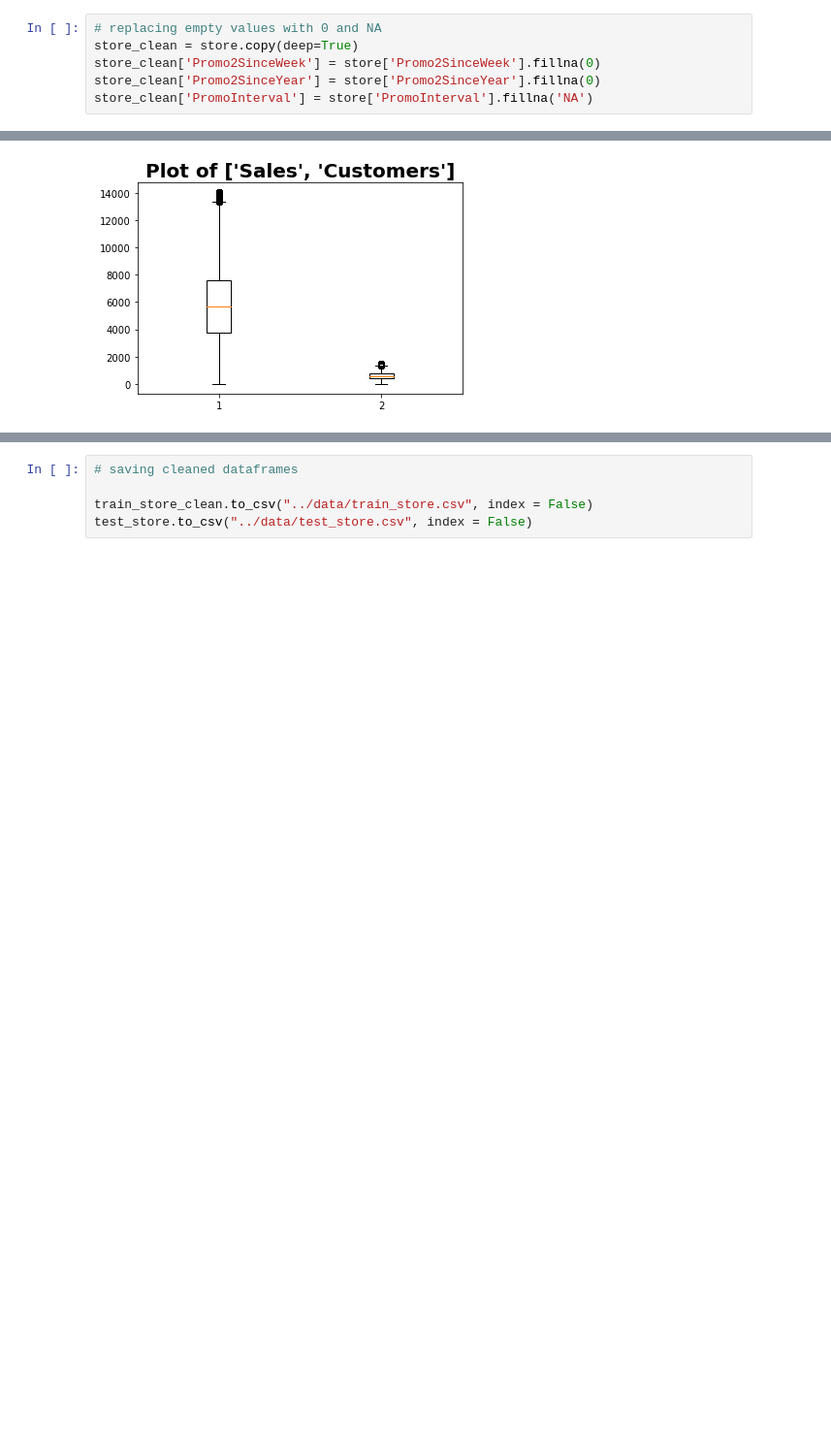
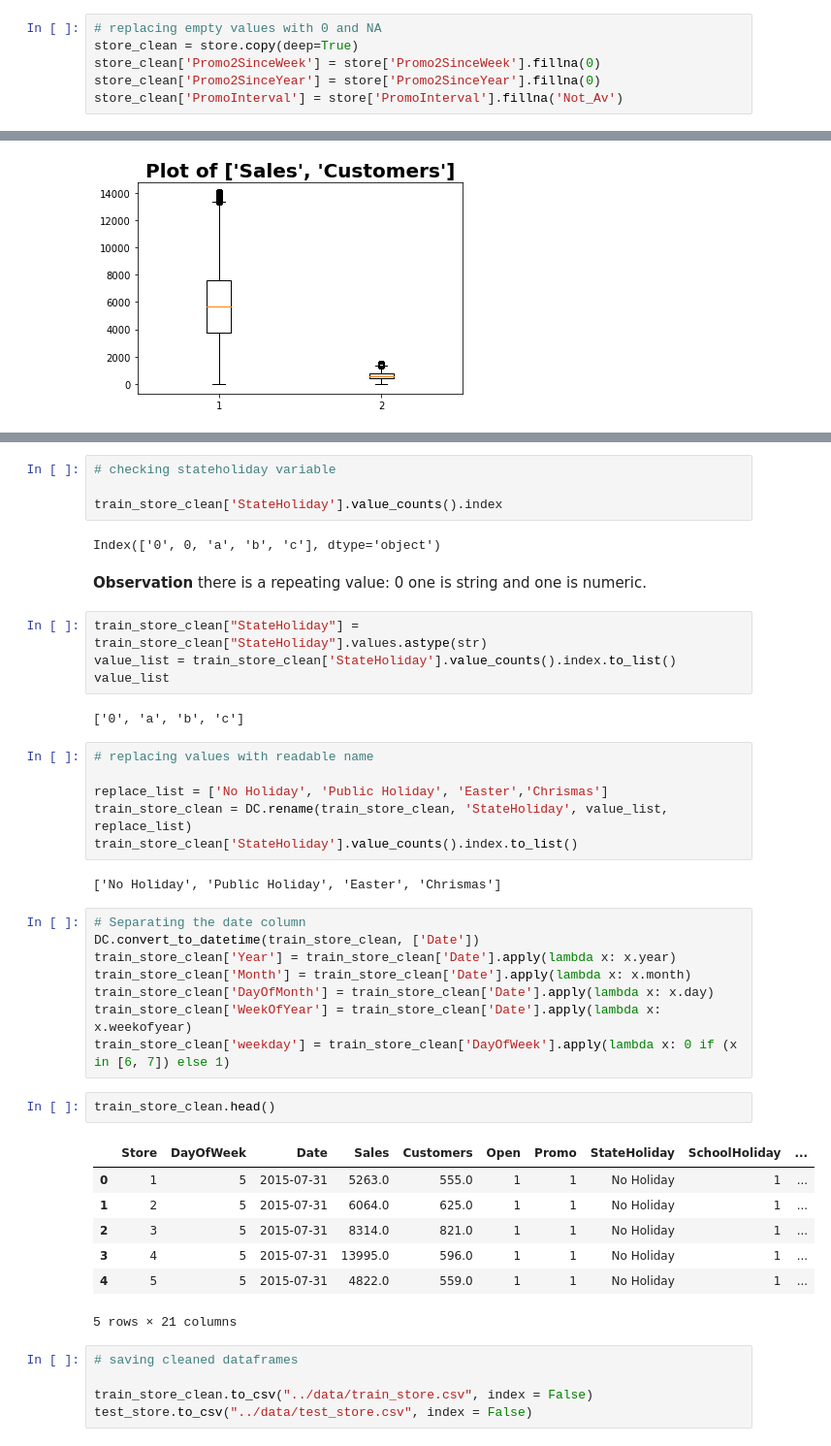
Before and after one commit to benbel376/time-series-data-sales-prediction, a Jupyter notebook: notebooks/data_cleaning.ipynb, the cells around one changed output, grey strips where cells are left out. Shown: that part at 97% size. Saved outputs shown, nothing was run; the diff lists cells and outputs as text; blank space fills up the shorter version.

Commit message:
cleaning data type and values

```diff
--- a/notebooks/data_cleaning.ipynb
+++ b/notebooks/data_cleaning.ipynb
@@ -80,7 +80,7 @@ Name: PromoInterval, dtype: int64
 store_clean = store.copy(deep=True)
 store_clean['Promo2SinceWeek'] = store['Promo2SinceWeek'].fillna(0)
 store_clean['Promo2SinceYear'] = store['Promo2SinceYear'].fillna(0)
-store_clean['PromoInterval'] = store['PromoInterval'].fillna('NA')
+store_clean['PromoInterval'] = store['PromoInterval'].fillna('Not_Av')
 # %%
 # removing columns with more than 30% missing value
 
@@ -194,3 +196,44 @@ DV.plot_box2(train_store_clean, ['Sales', 'Customers'])
+# %%
+# checking stateholiday variable
+
+train_store_clean['StateHoliday'].value_counts().index
+# %% [output]
+Index(['0', 0, 'a', 'b', 'c'], dtype='object')
+# %% [markdown]
+**Observation**
+there is a repeating value: 0 one is string and one is numeric.
+# %%
+train_store_clean["StateHoliday"] = train_store_clean["StateHoliday"].values.astype(str)
+value_list = train_store_clean['StateHoliday'].value_counts().index.to_list()
+value_list
+# %% [output]
+['0', 'a', 'b', 'c']
+# %%
+# replacing values with readable name
+
+replace_list = ['No Holiday', 'Public Holiday', 'Easter','Chrismas']
+train_store_clean = DC.rename(train_store_clean, 'StateHoliday', value_list, replace_list)
+train_store_clean['StateHoliday'].value_counts().index.to_list()
+# %% [output]
+['No Holiday', 'Public Holiday', 'Easter', 'Chrismas']
+# %%
+# Separating the date column
+DC.convert_to_datetime(train_store_clean, ['Date'])
+train_store_clean['Year'] = train_store_clean['Date'].apply(lambda x: x.year)
+train_store_clean['Month'] = train_store_clean['Date'].apply(lambda x: x.month)
+train_store_clean['DayOfMonth'] = train_store_clean['Date'].apply(lambda x: x.day)
+train_store_clean['WeekOfYear'] = train_store_clean['Date'].apply(lambda x: x.weekofyear)
+train_store_clean['weekday'] = train_store_clean['DayOfWeek'].apply(lambda x: 0 if (x in [6, 7]) else 1)
+# %%
+train_store_clean.head()
+# %% [output]
+|  | Store | DayOfWeek | Date | Sales | Customers | Open | Promo | StateHoliday | SchoolHoliday | ... |
+| 0 | 1 | 5 | 2015-07-31 | 5263.0 | 555.0 | 1 | 1 | No Holiday | 1 | ... |
+| 1 | 2 | 5 | 2015-07-31 | 6064.0 | 625.0 | 1 | 1 | No Holiday | 1 | ... |
+| 2 | 3 | 5 | 2015-07-31 | 8314.0 | 821.0 | 1 | 1 | No Holiday | 1 | ... |
+| 3 | 4 | 5 | 2015-07-31 | 13995.0 | 596.0 | 1 | 1 | No Holiday | 1 | ... |
+| 4 | 5 | 5 | 2015-07-31 | 4822.0 | 559.0 | 1 | 1 | No Holiday | 1 | ... |
+5 rows × 21 columns
 # %%
 # saving cleaned dataframes
 
```
Also changed, not shown: parts of 1 cell of this notebook.
